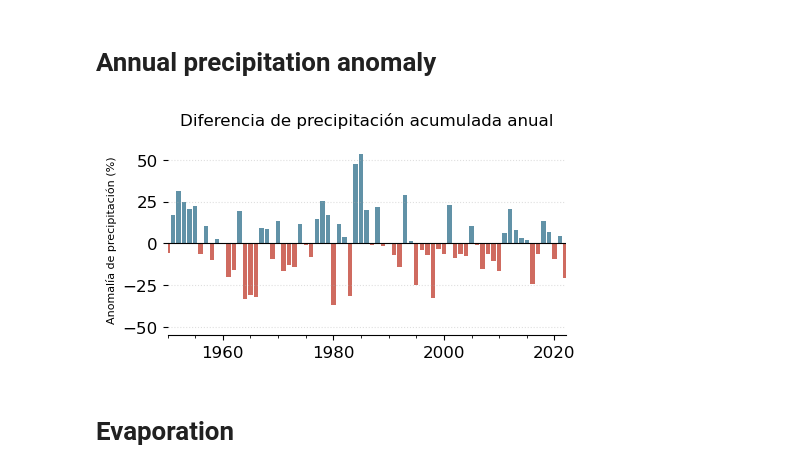
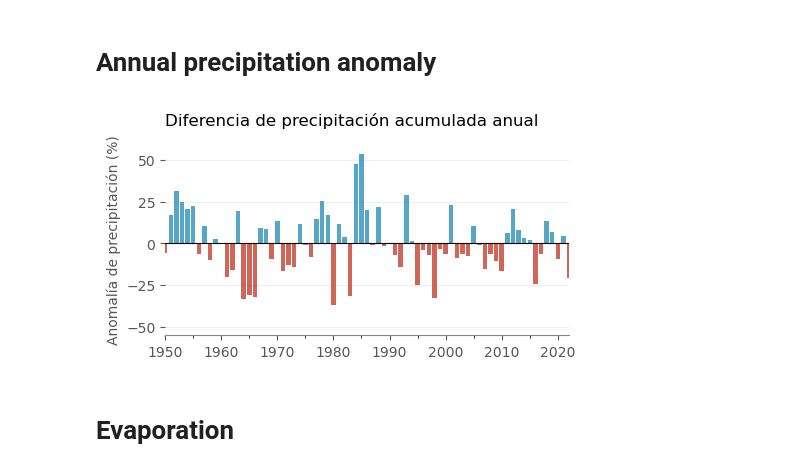
Before and after one commit to nayuAlv/Lake_Poopo, a Jupyter notebook: lake_analysis_cds.ipynb, the cells around one changed output. Drawn from its saved outputs; the diff is of its cells as text; code cells hidden in the pictures.

```diff
--- a/lake_analysis_cds.ipynb
+++ b/lake_analysis_cds.ipynb
@@ -281,38 +278,40 @@ plt.show()
 # %%
 # Define baseline period
 baseline_period = annual_tp[(annual_tp["year"] >= 1951) & (annual_tp["year"] <= 1980)]
 baseline_mean = baseline_period["tp_mm"].mean()
 
 annual_tp["anomaly_pct"] = (annual_tp["tp_mm"] - baseline_mean) / baseline_mean * 100
 
 fig,ax2 = plt.subplots( figsize=(5, 3))
 
-colors = ["#C0392B" if a < 0 else "#2C6E8A" for a in annual_tp["anomaly_pct"]]
+colors = ["#C13121" if a < 0 else "#1E88B6" for a in annual_tp["anomaly_pct"]]
 ax2.bar(annual_tp["year"], annual_tp["anomaly_pct"], color=colors, alpha=0.75)
 ax2.axhline(0, color="black", linewidth=0.8)
-ax2.set_ylabel("Anomalía de precipitación (%)",fontsize = 8)
-ax2.xaxis.set_minor_locator(AutoMinorLocator(4))
-ax2.grid(axis="y", linestyle=":", alpha=0.4)
-ax2.tick_params(axis='both', labelsize=12)
+ax2.set_ylabel("Anomalía de precipitación (%)",fontsize = 10, color="#555")
+ax2.xaxis.set_minor_locator(AutoMinorLocator(2))
+ax2.yaxis.grid(True, color="#eee", linewidth=0.8)
+ax2.tick_params(colors="#555")
+ax2.set_axisbelow(True)
+
 ax2.set_yticks([-50,-25,0,25,50])
 ax2.set_ylim(-55,60)
-
+ax2.tick_params(colors="#555")
 ax2.spines['top'].set_visible(False)
 ax2.spines['right'].set_visible(False)
 ax2.spines['left'].set_alpha(0)
-ax2.spines['bottom'].set_alpha(1)
+ax2.spines["bottom"].set_color("#888")
 
-ax2.set_title("Diferencia de precipitación acumulada anual",fontsize = 12,loc="center", y=1.05)
+ax2.set_title("Diferencia de precipitación acumulada anual",loc="left", y=1.05)
 
 
 plt.xlim(1950,2022)
 plt.tight_layout()
 plt.subplots_adjust(bottom=0.2)
 path_to_save = project_root / "figures" / "tp_1951-1980_bl_poopo.png"
 plt.savefig(path_to_save, dpi=150, bbox_inches="tight")
 plt.show()
 # %% [output]
-[figure, old version]
+[figure, new version]
 # %% [markdown]
 # Evaporation
 # %%
```
Also changed, not shown: parts of 1 cell of this notebook, 6 other files.
